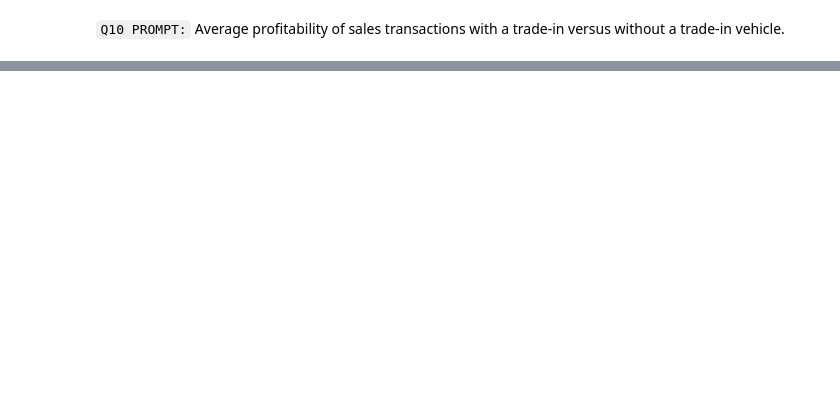
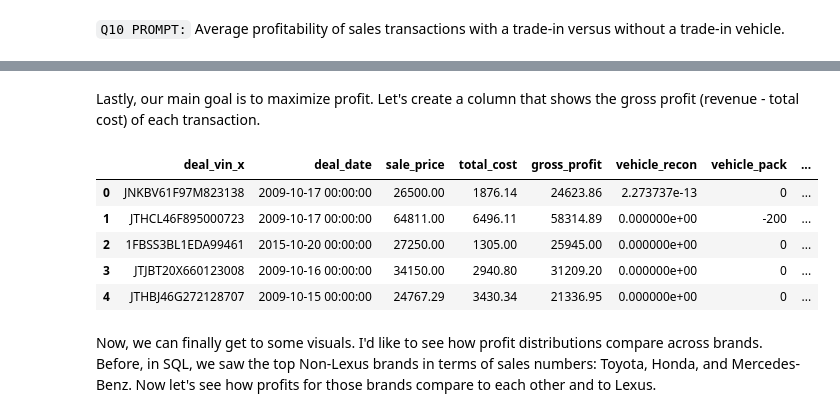
Before and after one commit to andrew-morrow/morrow-elements-of-computing-ii, a Jupyter notebook: Final Project/EoC2_Final_Notebook.ipynb, the cells around one changed output, grey strips where cells are left out. Saved outputs shown, nothing was run; the diff lists cells and outputs as text; code cells hidden in the pictures; blank space fills up the shorter version.

```diff
--- a/Final Project/EoC2_Final_Notebook.ipynb
+++ b/Final Project/EoC2_Final_Notebook.ipynb
@@ -434,0 +634,19 @@ query_profit =
+# %% [markdown]
+Lastly, our main goal is to maximize profit. Let's create a column that shows the gross profit (revenue - total cost) of each transaction.
+# %%
+# create a column
+profit_col = df_financials['sale_price'] - df_financials['total_cost']
+
+df_f_and_sv.insert(4,'gross_profit',profit_col)
+
+# show the first few rows to confirm that the column was correctly added
+df_f_and_sv.head()
+# %% [output]
+|  | deal_vin_x | deal_date | sale_price | total_cost | gross_profit | vehicle_recon | vehicle_pack | ... |
+| 0 | JNKBV61F97M823138 | 2009-10-17 00:00:00 | 26500.00 | 1876.14 | 24623.86 | 2.273737e-13 | 0 | ... |
+| 1 | JTHCL46F895000723 | 2009-10-17 00:00:00 | 64811.00 | 6496.11 | 58314.89 | 0.000000e+00 | -200 | ... |
+| 2 | 1FBSS3BL1EDA99461 | 2015-10-20 00:00:00 | 27250.00 | 1305.00 | 25945.00 | 0.000000e+00 | 0 | ... |
+| 3 | JTJBT20X660123008 | 2009-10-16 00:00:00 | 34150.00 | 2940.80 | 31209.20 | 0.000000e+00 | 0 | ... |
+| 4 | JTHBJ46G272128707 | 2009-10-15 00:00:00 | 24767.29 | 3430.34 | 21336.95 | 0.000000e+00 | 0 | ... |
+# %% [markdown]
+Now, we can finally get to some visuals. I'd like to see how profit distributions compare across brands. Before, in SQL, we saw the top Non-Lexus brands in terms of sales numbers: Toyota, Honda, and Mercedes-Benz. Now let's see how profits for those brands compare to each other and to Lexus.
```
Also changed, not shown: parts of 47 cells of this notebook, 2 other files.
